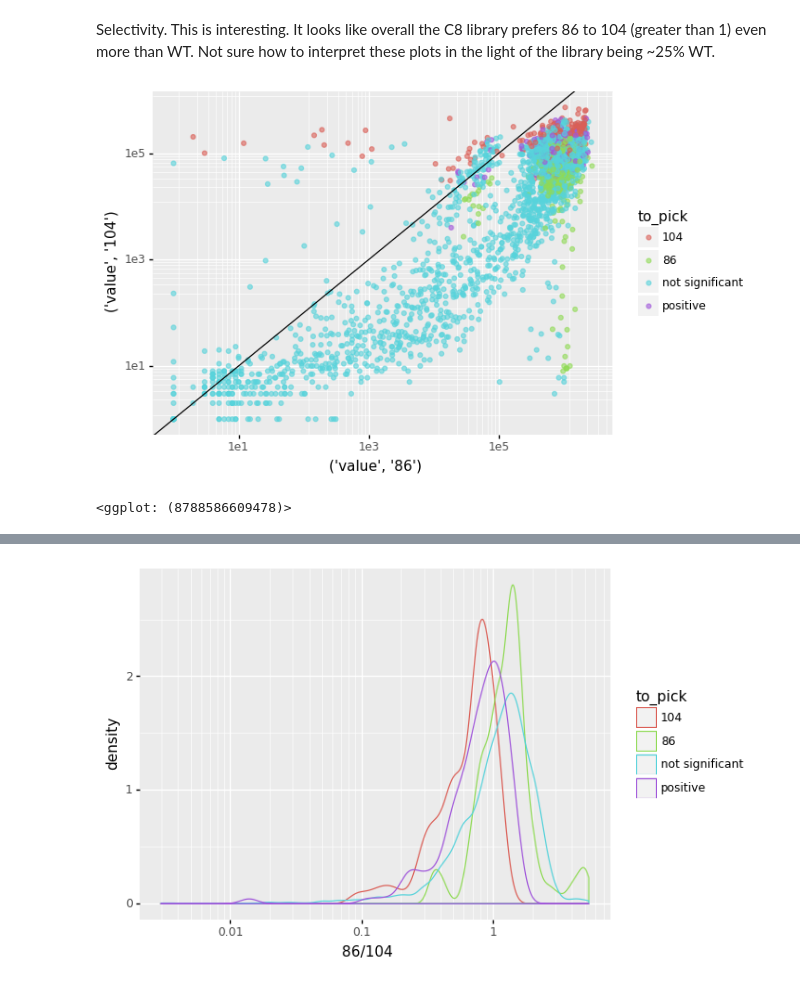
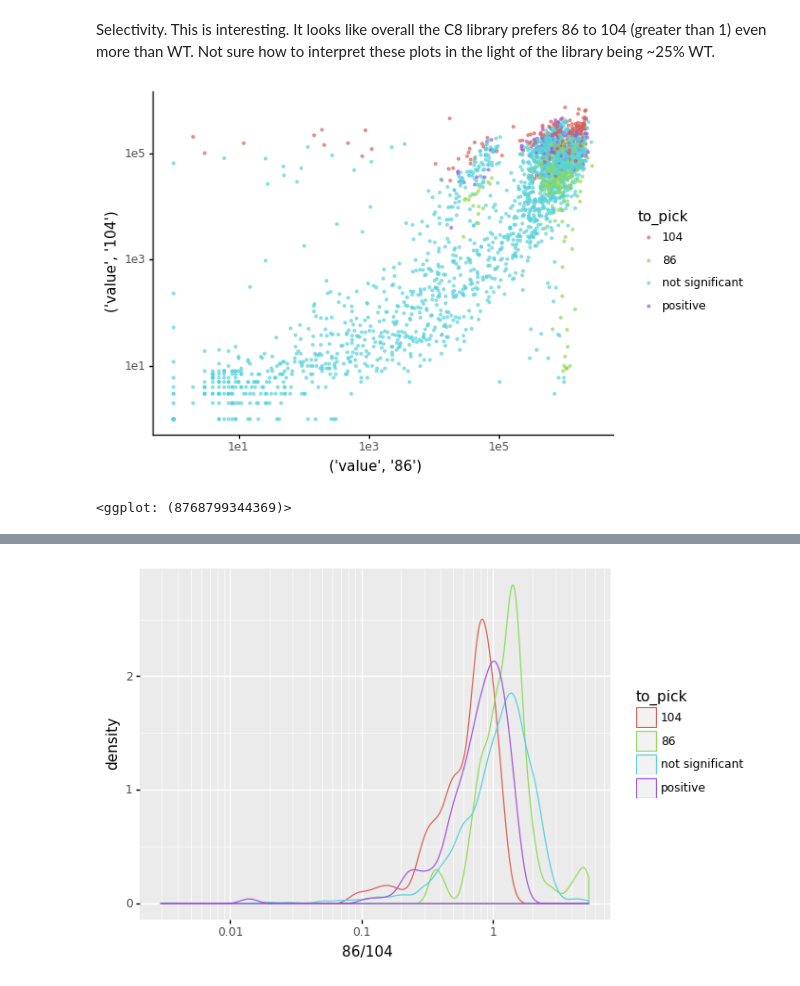
Before and after one commit to c-bun/ScreenTools, a Jupyter notebook: compile_data.ipynb, the cells around one changed output, grey strips where cells are left out. Saved outputs shown, nothing was run; the diff lists cells and outputs as text; code cells hidden in the pictures.

```diff
--- a/compile_data.ipynb
+++ b/compile_data.ipynb
@@ -3,26 +3,31 @@ from screenTools import *
 # %%
 from os import listdir
 
-folder = "./data/"
+folder = "./data/AM_S22_screen/"
 datafiles = listdir(folder)
 
 d = []
 p = []
 
 for file in datafiles:
-    if "11-13" in file:
-        i = importPlates(
-            folder + file, [1, 1, 2, 2, 3, 3], ["104", "86", "104", "86", "104", "86"]
-        )
-    else:
-        i = importPlates(folder + file, [1, 1, 2, 2], ["104", "86", "104", "86"])
-    i = i.pipe(
-        assignControls, positive=["A1", "A2", "A3", "H10", "H11", "H12"]
-    ).replace(0, 1)
-    d.append(i)
+    if file.endswith(".xlsx"):
+        if "11-13" in file:
+            i = importPlates(
+                folder + file, [1, 1, 2, 2, 3, 3], ["104", "86", "104", "86", "104", "86"],
+                plate_format=96
+            )
+        else:
+            i = importPlates(folder + file, [1, 1, 2, 2], ["104", "86", "104", "86"],
+                             plate_format=96)
 
-    pp = i.pipe(pivotPlates).pipe(computeRatios).pipe(find_hits_by_plate, -1, 1, 2)
-    p.append(pp)
+        i = i.pipe(
+            assignControls, positive=["A1", "A2", "A3", "H10", "H11", "H12"]
+        ).replace(0, 1)
+        d.append(i)
+        print("Processing: ", file)
+#        print(i)
+        pp = i.pipe(pivotPlates).pipe(computeRatios).pipe(find_hits_by_plate, -1, 1, 2)
+        p.append(pp)
 
 data = pd.concat(d)
 pivoted = pd.concat(p)
@@ -113,14 +135,15 @@ Selectivity. This is interesting. It looks like overall the C8 library prefers 8
 # %%
 (
     pn.ggplot(
         pivoted,
         pn.aes(pivoted["value", "86"], pivoted["value", "104"], color="to_pick"),
     )
-    + pn.geom_point(alpha=.6)
+    + pn.geom_point(alpha=.6, size=0.7)
     + pn.scale_x_log10()
     + pn.scale_y_log10()
-    + pn.geom_abline(intercept=0, slope=1)
+#    + pn.geom_abline(intercept=0, slope=1)
+    + pn.theme_classic()
 )
 # %% [output]
-[figure, old version]
+[figure, new version]
-<ggplot: (8788586609478)>
+<ggplot: (8768799344369)>
```
Also changed, not shown: parts of 6 cells of this notebook, 1 other file.
